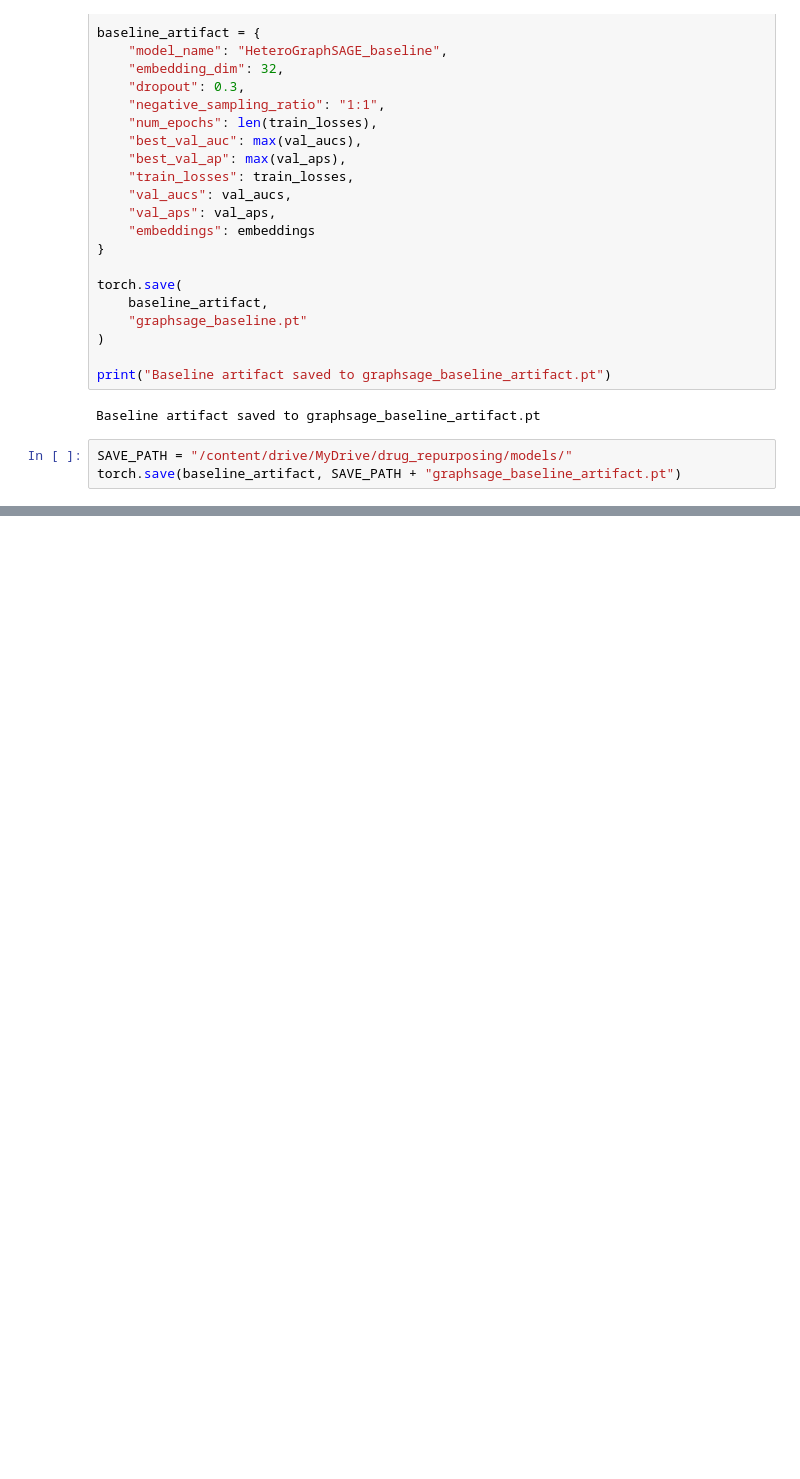
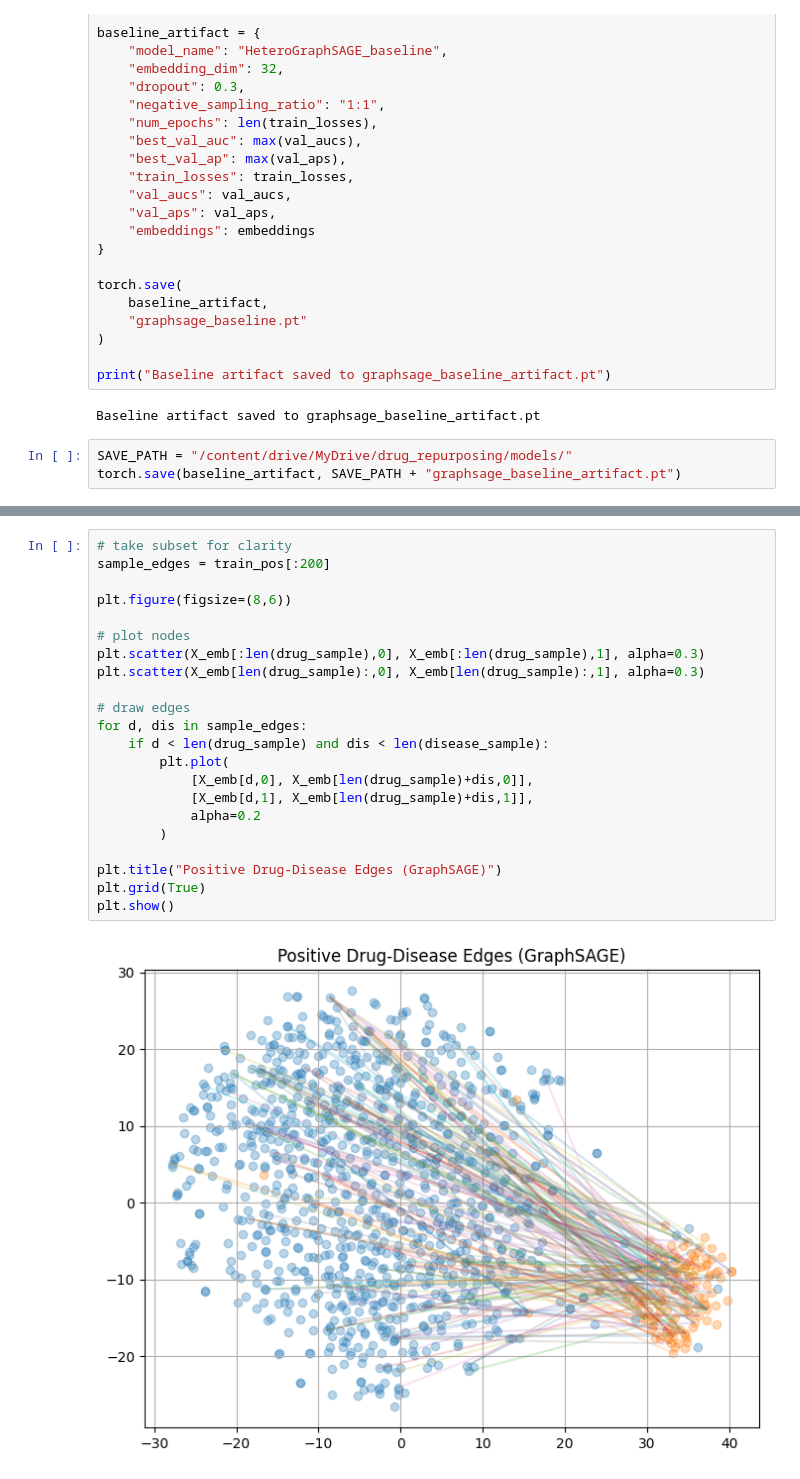
Before and after one commit to anjipoo/seminar_drug_repurp, a Jupyter notebook: notebooks/graphsage.ipynb, the cells around one changed output, grey strips where cells are left out. Cells and saved outputs as stored; diff of their text form; blank space fills up the shorter version.

```diff
--- a/notebooks/graphsage.ipynb
+++ b/notebooks/graphsage.ipynb
@@ -329,0 +376,24 @@ torch.save(baseline_artifact, SAVE_PATH + "graphsage_baseline_artifact.pt")
+# %%
+# take subset for clarity
+sample_edges = train_pos[:200]
+
+plt.figure(figsize=(8,6))
+
+# plot nodes
+plt.scatter(X_emb[:len(drug_sample),0], X_emb[:len(drug_sample),1], alpha=0.3)
+plt.scatter(X_emb[len(drug_sample):,0], X_emb[len(drug_sample):,1], alpha=0.3)
+
+# draw edges
+for d, dis in sample_edges:
+    if d < len(drug_sample) and dis < len(disease_sample):
+        plt.plot(
+            [X_emb[d,0], X_emb[len(drug_sample)+dis,0]],
+            [X_emb[d,1], X_emb[len(drug_sample)+dis,1]],
+            alpha=0.2
+        )
+
+plt.title("Positive Drug-Disease Edges (GraphSAGE)")
+plt.grid(True)
+plt.show()
+# %% [output]
+[figure, added]
```
Also changed, not shown: parts of 8 cells of this notebook, 4 other files.
